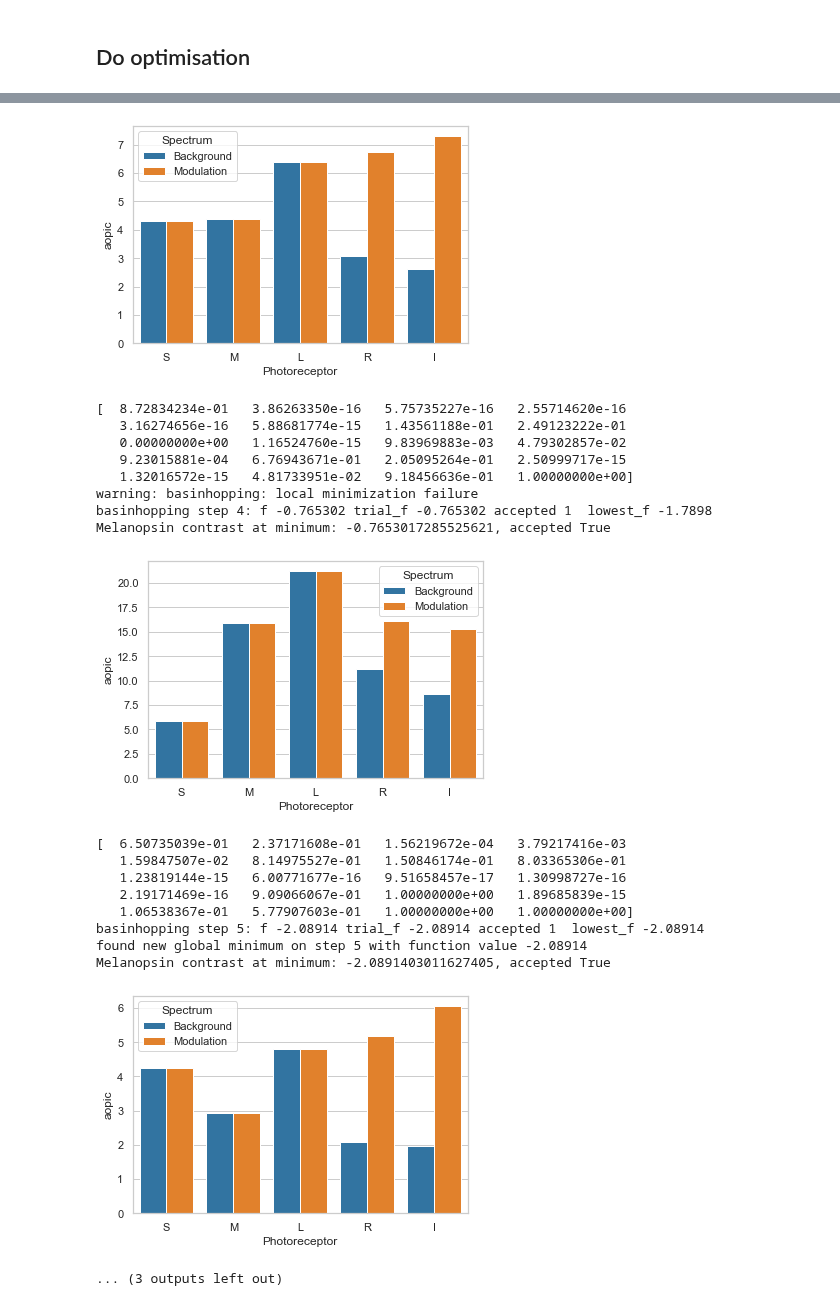
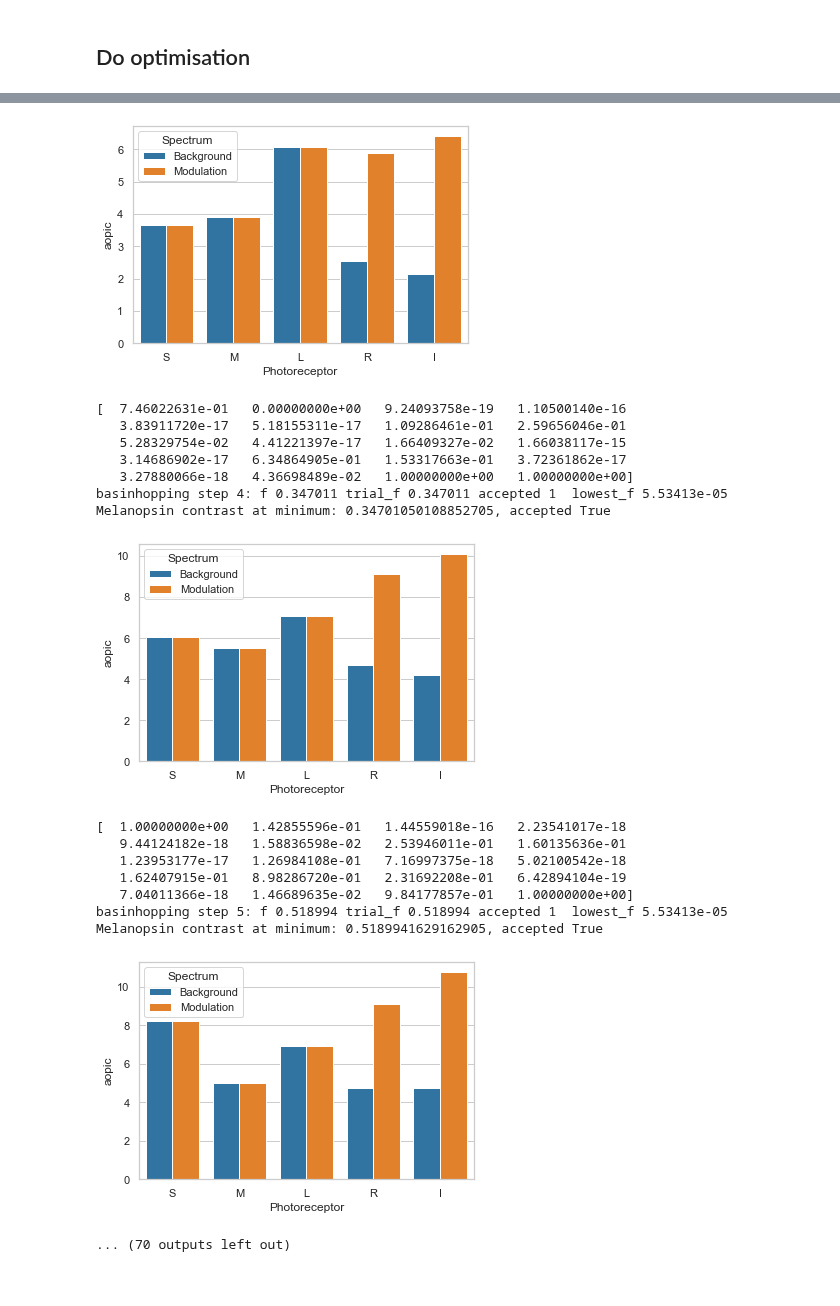
Before and after one commit to PySilentSubstitution/pysilsub, a Jupyter notebook: notebooks/optimisation_01_basinhopping.ipynb, the cells around one changed output, grey strips where cells are left out. Saved outputs shown, nothing was run; the diff lists cells and outputs as text; code cells hidden in the pictures.

```diff
--- a/notebooks/optimisation_01_basinhopping.ipynb
+++ b/notebooks/optimisation_01_basinhopping.ipynb
@@ -78,12 +86,15 @@ class OptimisationProblem:
         return (pd.Series(bg_smlri, index=self.aopic.columns, name='Background'),
                 pd.Series(mod_smlri, index=self.aopic.columns, name='Modulation'))
 
-    def objective_function(self, weights):
+    def objective_function(self, weights, target_contrast=2.):
         '''Calculates negative melanopsin contrast for background
         and modulation spectra. We want to minimise this.'''
         bg_smlri, mod_smlri = self.smlri_calculator(weights)
         contrast = (mod_smlri.I-bg_smlri.I) / bg_smlri.I
-        return -contrast
+        if target_contrast:
+            return pow(contrast-target_contrast, 2)
+        else:
+            return -contrast
 
     def cone_contrast_constraint_function(self, weights):
         '''Calculates S-, M-, and L-opic contrast for background
@@ -141,13 +152,13 @@ def print_fun(x, f, accepted):
     print(x)
     if accepted:
         minima.append(x)
-        if f < -4. and accepted: # the target is 400% contrast
-            return True
+        #if f < -4. and accepted: # the target is 400% contrast
+        #    return True
 
 minimizer_kwargs = {
     'method': 'SLSQP',
     'bounds': bounds,
-    'options': {'maxiter': 100},
+    'options': {'maxiter': 500},
     'constraints': constraints
 }
 
@@ -203,20 +210,18 @@ Melanopsin contrast at minimum: -1.7897950150843345, accepted True
-[figure, old version]
+[figure, new version]
-[  8.72834234e-01   3.86263350e-16   5.75735227e-16   2.55714620e-16
-   3.16274656e-16   5.88681774e-15   1.43561188e-01   2.49123222e-01
-   0.00000000e+00   1.16524760e-15   9.83969883e-03   4.79302857e-02
-   9.23015881e-04   6.76943671e-01   2.05095264e-01   2.50999717e-15
-   1.32016572e-15   4.81733951e-02   9.18456636e-01   1.00000000e+00]
-warning: basinhopping: local minimization failure
-basinhopping step 4: f -0.765302 trial_f -0.765302 accepted 1  lowest_f -1.7898
-Melanopsin contrast at minimum: -0.7653017285525621, accepted True
+[  7.46022631e-01   0.00000000e+00   9.24093758e-19   1.10500140e-16
+   3.83911720e-17   5.18155311e-17   1.09286461e-01   2.59656046e-01
+   5.28329754e-02   4.41221397e-17   1.66409327e-02   1.66038117e-15
+   3.14686902e-17   6.34864905e-01   1.53317663e-01   3.72361862e-17
+   3.27880066e-18   4.36698489e-02   1.00000000e+00   1.00000000e+00]
+basinhopping step 4: f 0.347011 trial_f 0.347011 accepted 1  lowest_f 5.53413e-05
+Melanopsin contrast at minimum: 0.34701050108852705, accepted True
-[figure, old version]
+[figure, new version]
-[  6.50735039e-01   2.37171608e-01   1.56219672e-04   3.79217416e-03
-   1.59847507e-02   8.14975527e-01   1.50846174e-01   8.03365306e-01
-   1.23819144e-15   6.00771677e-16   9.51658457e-17   1.30998727e-16
-   2.19171469e-16   9.09066067e-01   1.00000000e+00   1.89685839e-15
-   1.06538367e-01   5.77907603e-01   1.00000000e+00   1.00000000e+00]
-basinhopping step 5: f -2.08914 trial_f -2.08914 accepted 1  lowest_f -2.08914
-found new global minimum on step 5 with function value -2.08914
-Melanopsin contrast at minimum: -2.0891403011627405, accepted True
+[  1.00000000e+00   1.42855596e-01   1.44559018e-16   2.23541017e-18
+   9.44124182e-18   1.58836598e-02   2.53946011e-01   1.60135636e-01
+   1.23953177e-17   1.26984108e-01   7.16997375e-18   5.02100542e-18
+   1.62407915e-01   8.98286720e-01   2.31692208e-01   6.42894104e-19
+   7.04011366e-18   1.46689635e-02   9.84177857e-01   1.00000000e+00]
+basinhopping step 5: f 0.518994 trial_f 0.518994 accepted 1  lowest_f 5.53413e-05
+Melanopsin contrast at minimum: 0.5189941629162905, accepted True
-[figure, old version]
+[figure, new version]
-... (3 outputs left out)
+... (70 outputs left out)
```
Also changed, not shown: parts of 3 cells of this notebook, 15 other files.
